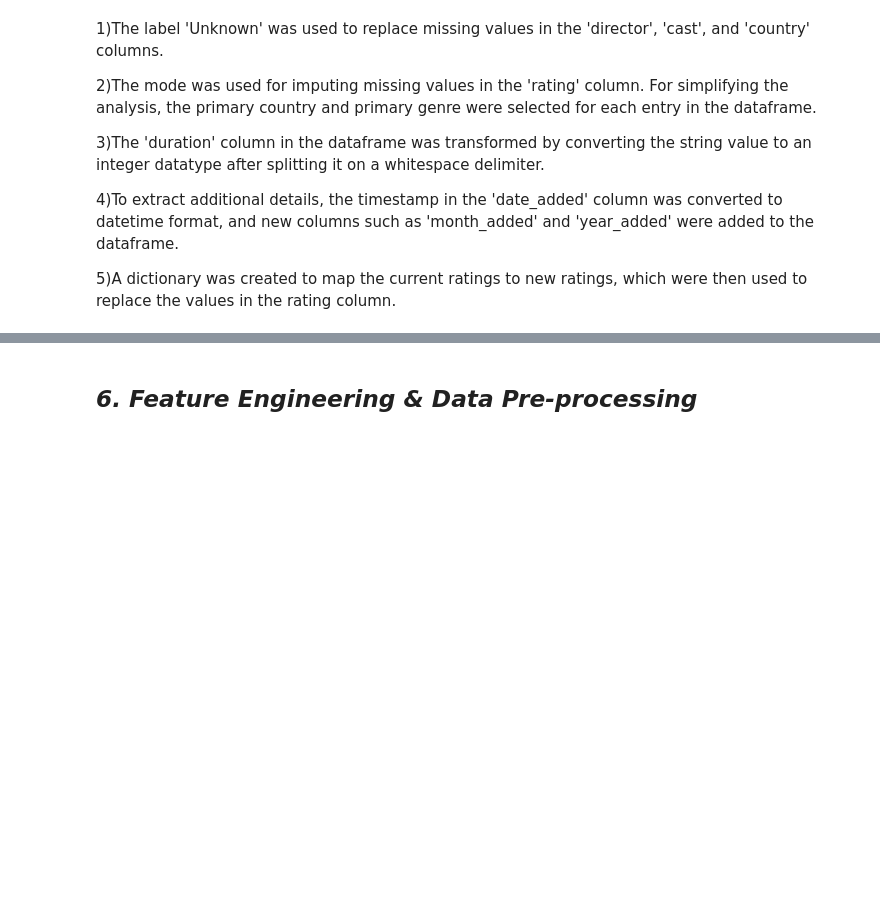
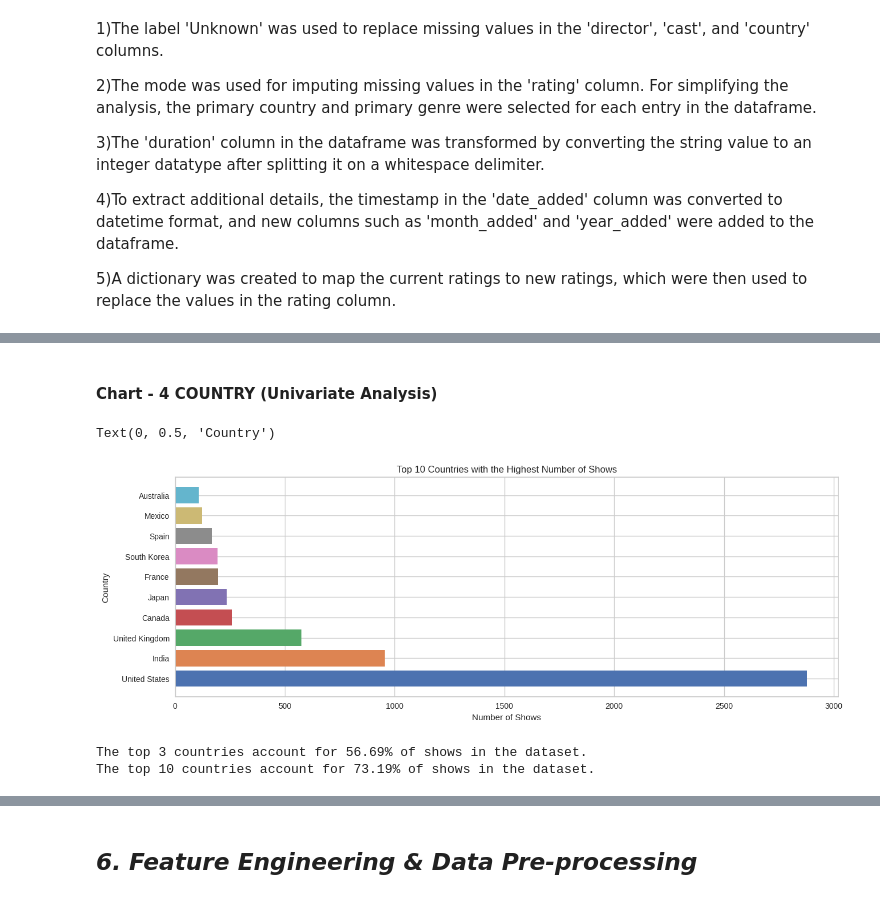
Before and after one commit to krutika73/UNSUPERVISED-ON-NETFLIX--MOVIE-AND-TV-SHOWS-CLUSTRING, a Jupyter notebook: Unsupervised_ML_Submission_Template.ipynb, the cells around one changed output, grey strips where cells are left out. Cells and saved outputs as stored; diff of their text form; code cells hidden in the pictures; blank space fills up the shorter version.

```diff
--- a/Unsupervised_ML_Submission_Template.ipynb
+++ b/Unsupervised_ML_Submission_Template.ipynb
@@ -454,0 +560,26 @@ For simplifying the analysis, the primary country and primary genre were selecte
+# %% [markdown]
+#### Chart - 4 COUNTRY (Univariate Analysis)
+# %%
+# Chart - 4 visualization code
+# Get the top 10 countries with the highest number of movies and TV shows in the dataset
+top_countries = df.loc[df['country'] != 'Unknown', 'country'].value_counts().nlargest(10)
+plt.figure(figsize=(15,5))
+colors = sns.color_palette('deep', n_colors=10)
+plt.barh(top_countries.index, top_countries.values, color=colors) # Plot a horizontal bar chart
+plt.title('Top 10 Countries with the Highest Number of Shows')
+plt.xlabel('Number of Shows')
+plt.ylabel('Country')
+# %% [output]
+Text(0, 0.5, 'Country')
+[figure, added]
+# %%
+# Calculate the percentage share of shows by the top 3 and top 10 countries
+top_3_share = top_countries.nlargest(3).sum() / len(df) * 100
+top_10_share = top_countries.sum() / len(df) * 100
+
+# Print the percentage shares
+print(f"The top 3 countries account for {top_3_share:.2f}% of shows in the dataset.")
+print(f"The top 10 countries account for {top_10_share:.2f}% of shows in the dataset.")
+# %% [output]
+The top 3 countries account for 56.69% of shows in the dataset.
+The top 10 countries account for 73.19% of shows in the dataset.
```
Also changed, not shown: parts of 153 cells of this notebook.
